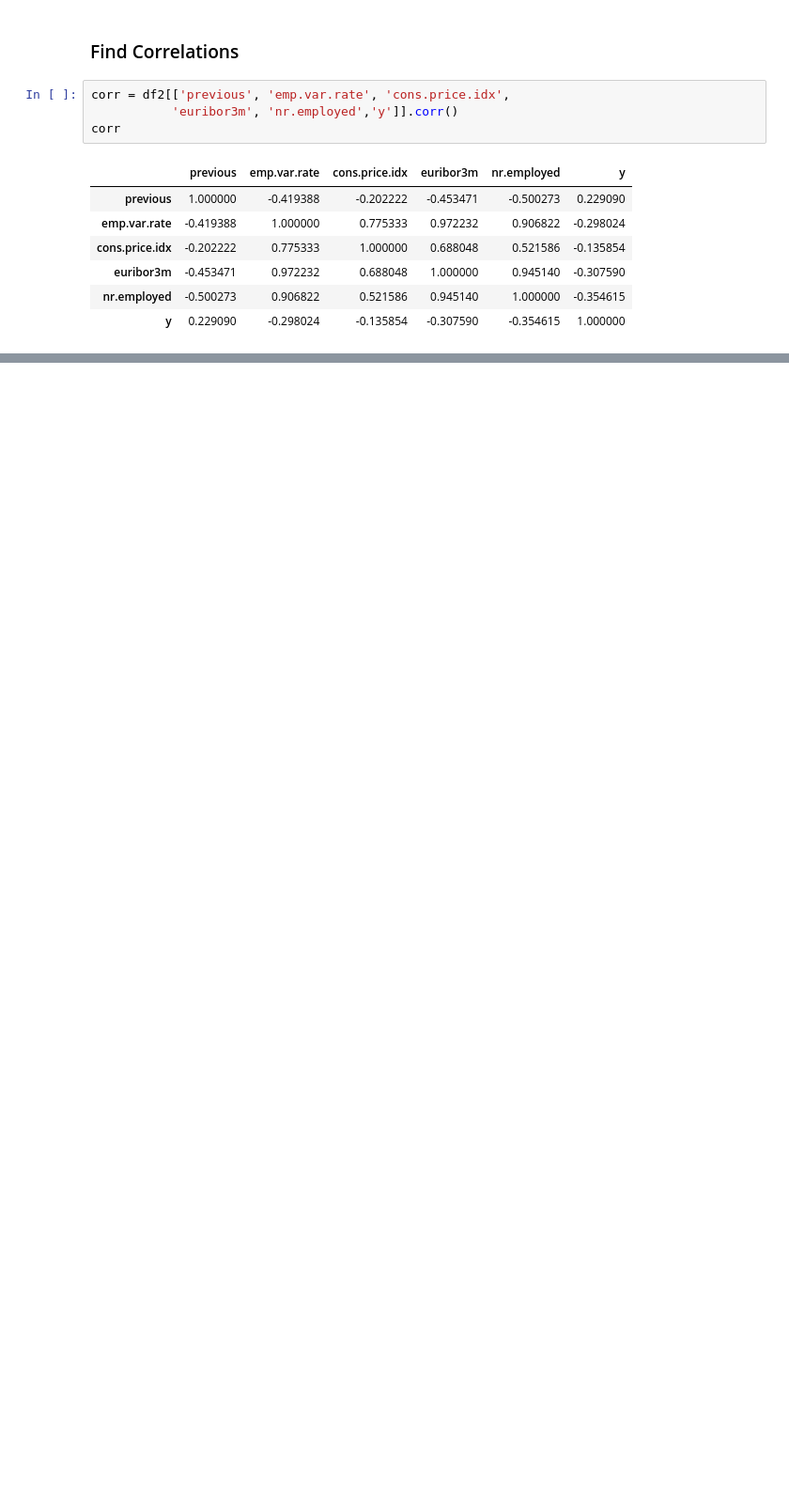
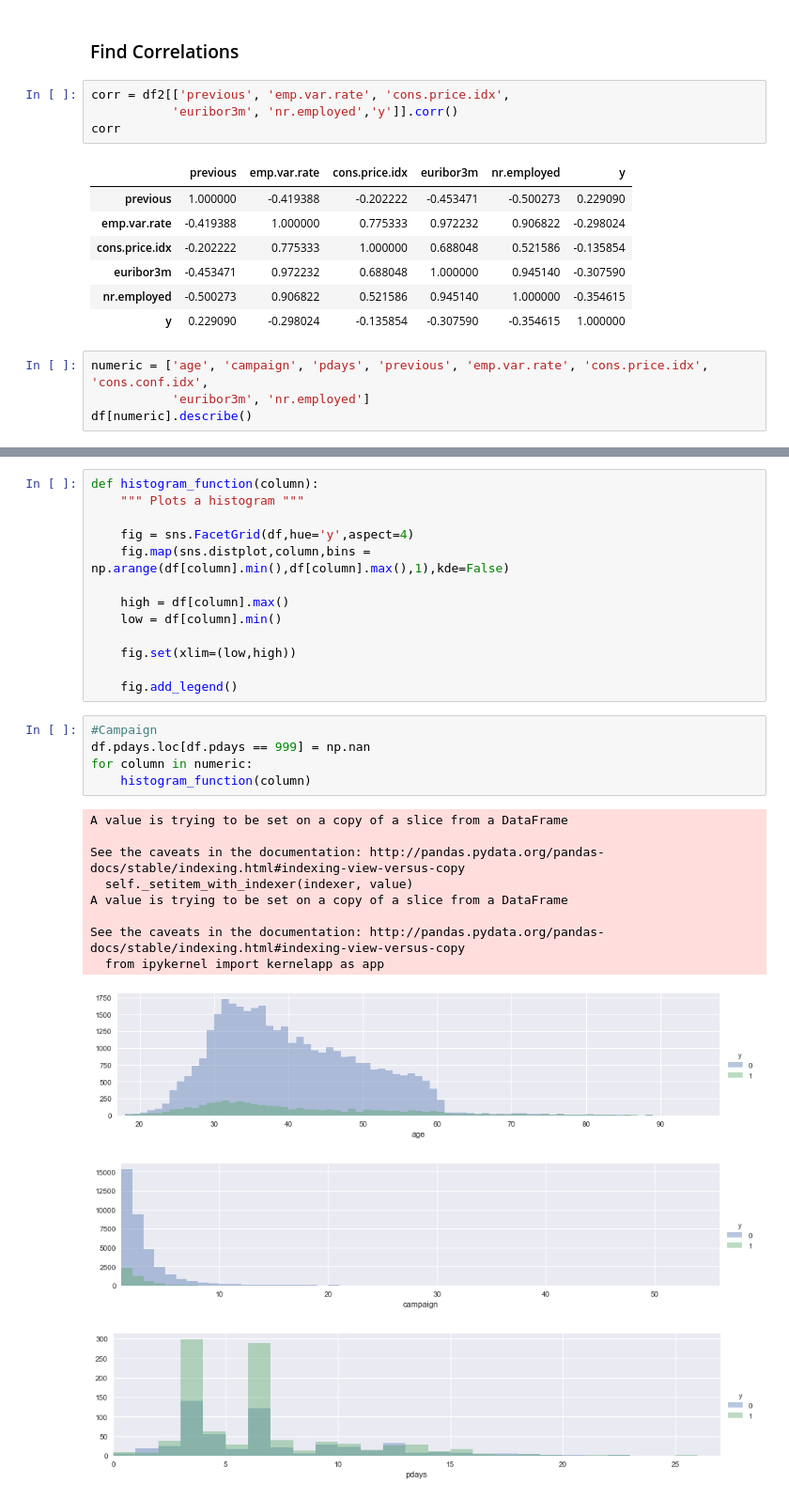
Before and after one commit to nachiketmparanjape/Bank_UCI, a Jupyter notebook: Bank_UCI_exploration.ipynb, the cells around one changed output, grey strips where cells are left out. Shown: that part at 94% size. Drawn from its saved outputs; the diff is of its cells as text; blank space fills up the shorter version.

```diff
--- a/Bank_UCI_exploration.ipynb
+++ b/Bank_UCI_exploration.ipynb
@@ -399,3 +399,7 @@ corr
 | euribor3m | -0.453471 | 0.972232 | 0.688048 | 1.000000 | 0.945140 | -0.307590 |
 | nr.employed | -0.500273 | 0.906822 | 0.521586 | 0.945140 | 1.000000 | -0.354615 |
 | y | 0.229090 | -0.298024 | -0.135854 | -0.307590 | -0.354615 | 1.000000 |
+# %%
+numeric = ['age', 'campaign', 'pdays', 'previous', 'emp.var.rate', 'cons.price.idx', 'cons.conf.idx',
+           'euribor3m', 'nr.employed']
+df[numeric].describe()
@@ -401,0 +416,30 @@ corr
+# %%
+def histogram_function(column):
+    """ Plots a histogram """
+
+    fig = sns.FacetGrid(df,hue='y',aspect=4)
+    fig.map(sns.distplot,column,bins = np.arange(df[column].min(),df[column].max(),1),kde=False)
+
+    high = df[column].max()
+    low = df[column].min()
+
+    fig.set(xlim=(low,high))
+
+    fig.add_legend()
+# %%
+#Campaign
+df.pdays.loc[df.pdays == 999] = np.nan
+for column in numeric:
+    histogram_function(column)
+# %% [output]
+A value is trying to be set on a copy of a slice from a DataFrame
+
+See the caveats in the documentation: http://pandas.pydata.org/pandas-docs/stable/indexing.html#indexing-view-versus-copy
+  self._setitem_with_indexer(indexer, value)
+A value is trying to be set on a copy of a slice from a DataFrame
+
+See the caveats in the documentation: http://pandas.pydata.org/pandas-docs/stable/indexing.html#indexing-view-versus-copy
+  from ipykernel import kernelapp as app
+[figure, added]
+[figure, added]
+[figure, added]
```
Also changed, not shown: parts of 8 cells of this notebook, 20 other files.
